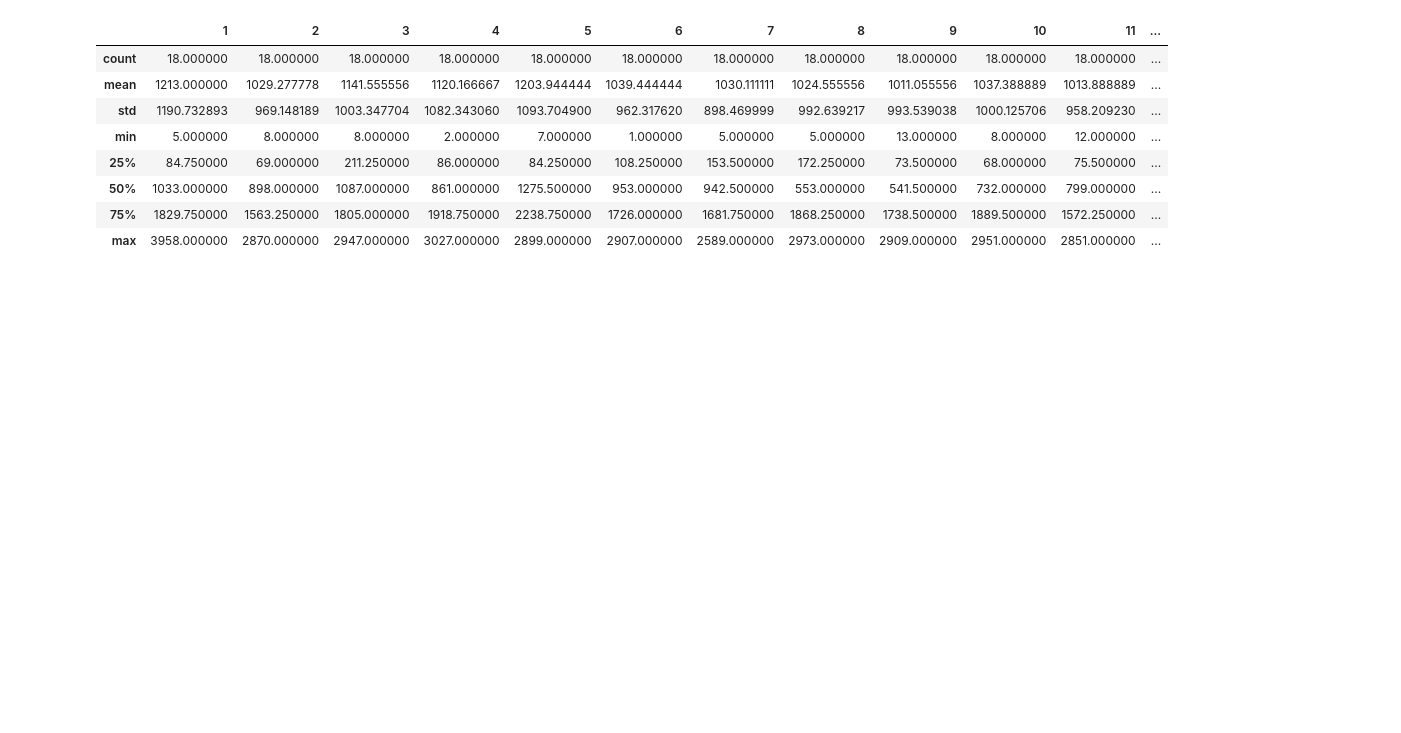
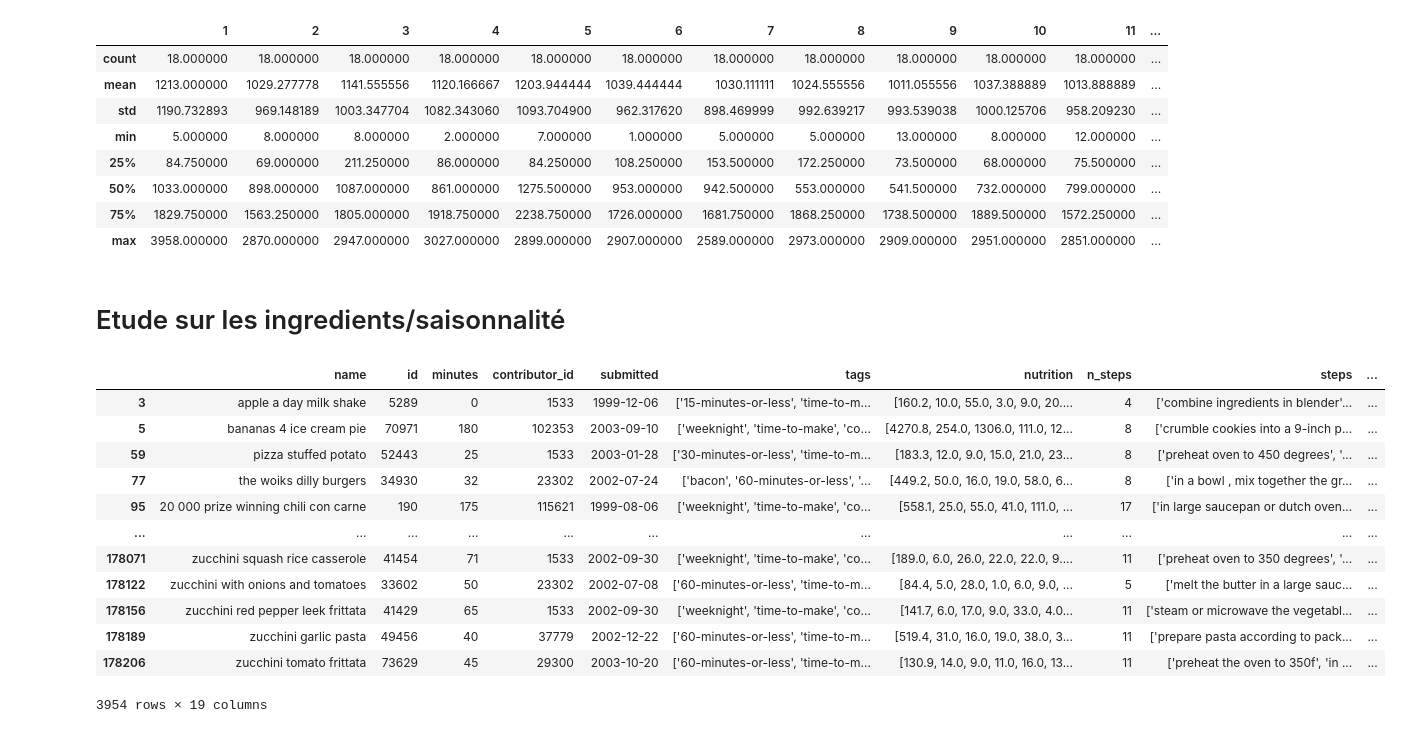
Before and after one commit to ramzinaji/analyse_cooking_app, a Jupyter notebook: etude_app_cuisine/script.ipynb, the cells around one changed output. Drawn from its saved outputs; the diff is of its cells as text; code cells hidden in the pictures; blank space fills up the shorter version.

```diff
--- a/etude_app_cuisine/script.ipynb
+++ b/etude_app_cuisine/script.ipynb
@@ -153,3 +169,5 @@ df_monthly_recipes_count.describe()
 | 50% | 1033.000000 | 898.000000 | 1087.000000 | 861.000000 | 1275.500000 | 953.000000 | 942.500000 | 553.000000 | 541.500000 | 732.000000 | 799.000000 | ... |
 | 75% | 1829.750000 | 1563.250000 | 1805.000000 | 1918.750000 | 2238.750000 | 1726.000000 | 1681.750000 | 1868.250000 | 1738.500000 | 1889.500000 | 1572.250000 | ... |
 | max | 3958.000000 | 2870.000000 | 2947.000000 | 3027.000000 | 2899.000000 | 2907.000000 | 2589.000000 | 2973.000000 | 2909.000000 | 2951.000000 | 2851.000000 | ... |
+# %% [markdown]
+# Etude sur les ingredients/saisonnalité
@@ -155,0 +178,16 @@ df_monthly_recipes_count.describe()
+# %%
+df_RAW_recipes_merged[df_RAW_recipes_merged.isna().any(axis=1)] # Verification présence de NaN
+# %% [output]
+|  | name | id | minutes | contributor_id | submitted | tags | nutrition | n_steps | steps | ... |
+| 3 | apple a day milk shake | 5289 | 0 | 1533 | 1999-12-06 | ['15-minutes-or-less', 'time-to-m... | [160.2, 10.0, 55.0, 3.0, 9.0, 20.... | 4 | ['combine ingredients in blender'... | ... |
+| 5 | bananas 4 ice cream pie | 70971 | 180 | 102353 | 2003-09-10 | ['weeknight', 'time-to-make', 'co... | [4270.8, 254.0, 1306.0, 111.0, 12... | 8 | ['crumble cookies into a 9-inch p... | ... |
+| 59 | pizza stuffed potato | 52443 | 25 | 1533 | 2003-01-28 | ['30-minutes-or-less', 'time-to-m... | [183.3, 12.0, 9.0, 15.0, 21.0, 23... | 8 | ['preheat oven to 450 degrees', '... | ... |
+| 77 | the woiks dilly burgers | 34930 | 32 | 23302 | 2002-07-24 | ['bacon', '60-minutes-or-less', '... | [449.2, 50.0, 16.0, 19.0, 58.0, 6... | 8 | ['in a bowl , mix together the gr... | ... |
+| 95 | 20 000 prize winning chili con carne | 190 | 175 | 115621 | 1999-08-06 | ['weeknight', 'time-to-make', 'co... | [558.1, 25.0, 55.0, 41.0, 111.0, ... | 17 | ['in large saucepan or dutch oven... | ... |
+| ... | ... | ... | ... | ... | ... | ... | ... | ... | ... | ... |
+| 178071 | zucchini squash rice casserole | 41454 | 71 | 1533 | 2002-09-30 | ['weeknight', 'time-to-make', 'co... | [189.0, 6.0, 26.0, 22.0, 22.0, 9.... | 11 | ['preheat oven to 350 degrees', '... | ... |
+| 178122 | zucchini with onions and tomatoes | 33602 | 50 | 23302 | 2002-07-08 | ['60-minutes-or-less', 'time-to-m... | [84.4, 5.0, 28.0, 1.0, 6.0, 9.0, ... | 5 | ['melt the butter in a large sauc... | ... |
+| 178156 | zucchini red pepper leek frittata | 41429 | 65 | 1533 | 2002-09-30 | ['weeknight', 'time-to-make', 'co... | [141.7, 6.0, 17.0, 9.0, 33.0, 4.0... | 11 | ['steam or microwave the vegetabl... | ... |
+| 178189 | zucchini garlic pasta | 49456 | 40 | 37779 | 2002-12-22 | ['60-minutes-or-less', 'time-to-m... | [519.4, 31.0, 16.0, 19.0, 38.0, 3... | 11 | ['prepare pasta according to pack... | ... |
+| 178206 | zucchini tomato frittata | 73629 | 45 | 29300 | 2003-10-20 | ['60-minutes-or-less', 'time-to-m... | [130.9, 14.0, 9.0, 11.0, 16.0, 13... | 11 | ['preheat the oven to 350f', 'in ... | ... |
+3954 rows × 19 columns
```
Also changed, not shown: parts of 15 cells of this notebook.
